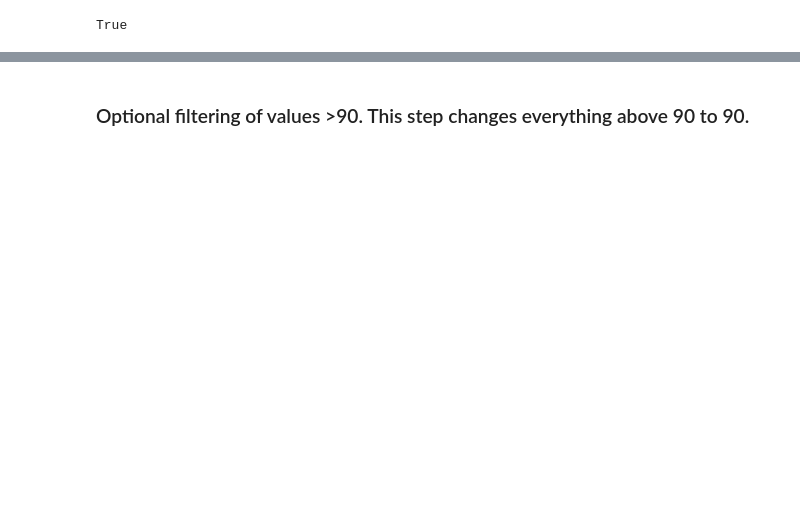
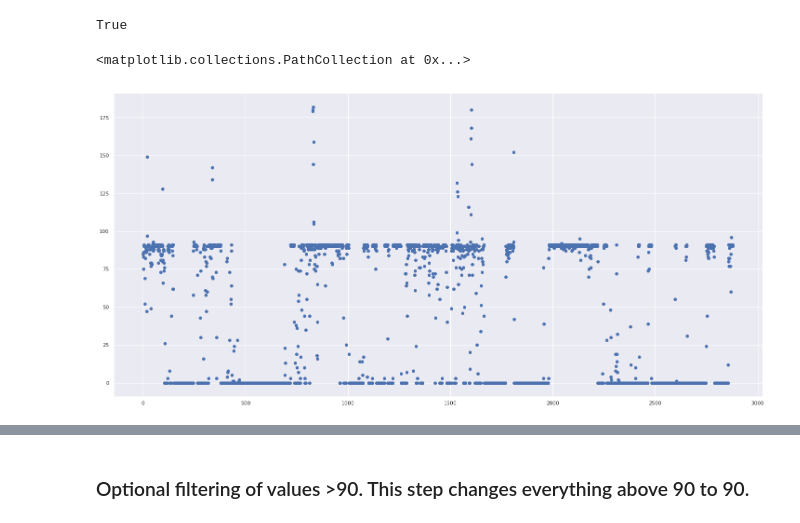
Before and after one commit to janek/Beesbook-life, a Jupyter notebook: Analysis/Plotly show.ipynb, the cells around one changed output, grey strips where cells are left out. Cells and saved outputs as stored; diff of their text form; code cells hidden in the pictures; blank space fills up the shorter version.

```diff
--- a/Analysis/Plotly show.ipynb
+++ b/Analysis/Plotly show.ipynb
@@ -36,3 +37,9 @@ True
 bee = 614 #random.choice(bees_alive_for_day)
 xs = np.arange(0,presence.shape[1])
 ys = presence.loc[bee]
+# %%
+plt.figure(figsize=(25,12))
+plt.scatter(xs,ys)
+# %% [output]
+<matplotlib.collections.PathCollection at 0x...>
+[figure, added]
```
Also changed, not shown: parts of 20 cells of this notebook, 3 other files.
